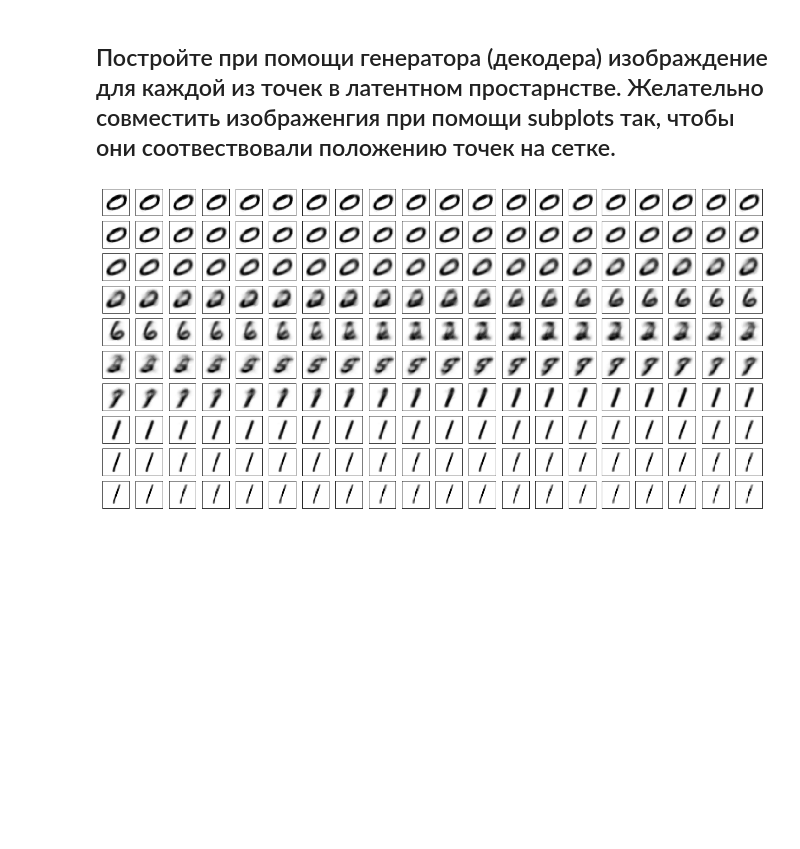
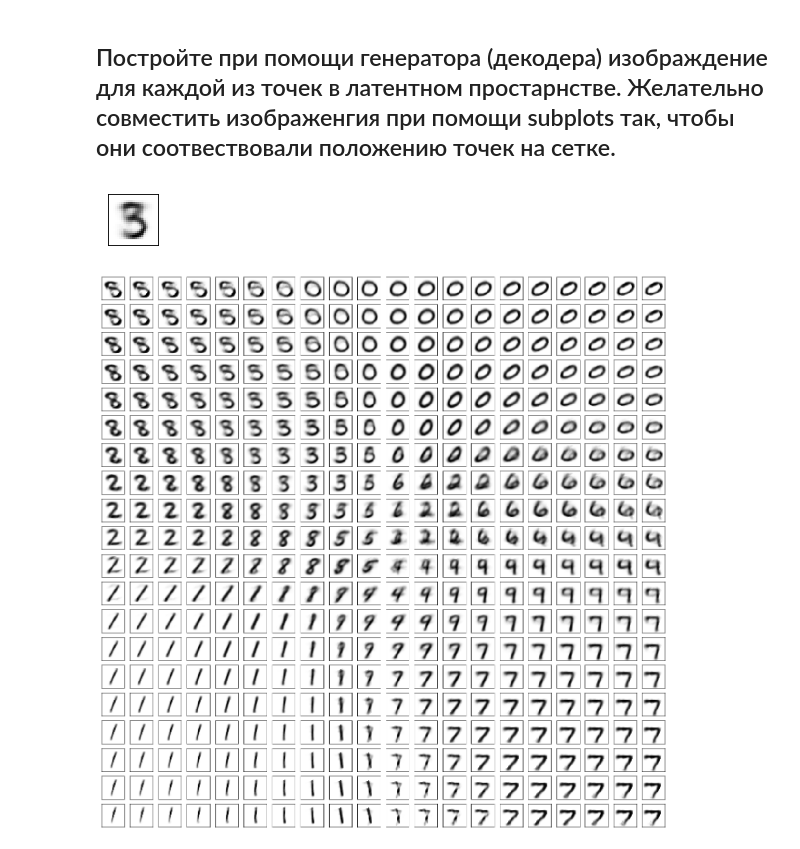
Before and after one commit to ElkinStas/VAE, a Jupyter notebook: vae_homework.ipynb, the cells around one changed output. Drawn from its saved outputs; the diff is of its cells as text; code cells hidden in the pictures; blank space fills up the shorter version.

```diff
--- a/vae_homework.ipynb
+++ b/vae_homework.ipynb
@@ -278,0 +272,12 @@ matrix1 = torch.from_numpy(matrix)
+# %%
+import numpy as np
+import matplotlib.pyplot as plt
+x_axis = np.linspace(-3,3,20) # чувствую, что вот где-то тут подстава
+y_axis = np.linspace(-3,3,20)
+xx, yy = np.meshgrid(x_axis, y_axis)
+# следующая строчка только для визуализации сетки, как будут располагаться точки
+_ = plt.plot(xx, yy, marker='.', color='k', linestyle='none')
+
+zuzu = np.meshgrid(x_axis, y_axis)
+#matrix = np.reshape(zuzu, (-1, 2))
+matrix1 = torch.Tensor(zuzu)
@@ -281,7 +288,20 @@ matrix1 = torch.from_numpy(matrix)
 # %%
 output1 = models['VAE10'].decode(matrix1 .float())
 # %%
-fixed_gen = models['VAE10'].decode(matrix1.float()).data.numpy()
+fixed_gen = models['VAE10'].decode(matrix1[0].float()).data.numpy()
 plot_mnist(fixed_gen, (20, 20)) #
 # %% [output]
-[figure, old version]
+[figure, new version]
+# %%
+doter = []
+for i in range(20):
+    for q in range(20):
+        #xer = []
+        doter.append(xx[q][i])
+        doter.append(yy[q][i])
+    matrix = np.reshape(doter, (-1, 2))
+    matrix1 = torch.Tensor(matrix)
+fixed_gen = models['VAE10'].decode(matrix1.float()).data.numpy()
+plot_mnist(fixed_gen, (20, 20))
+# %% [output]
+[figure, added]
```
Also changed, not shown: parts of 3 cells of this notebook.
